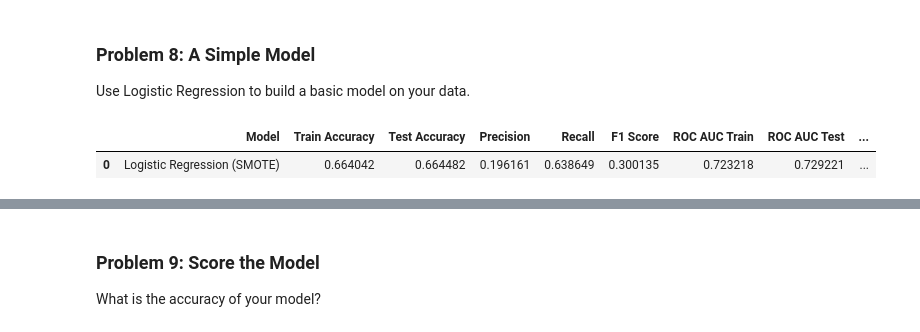
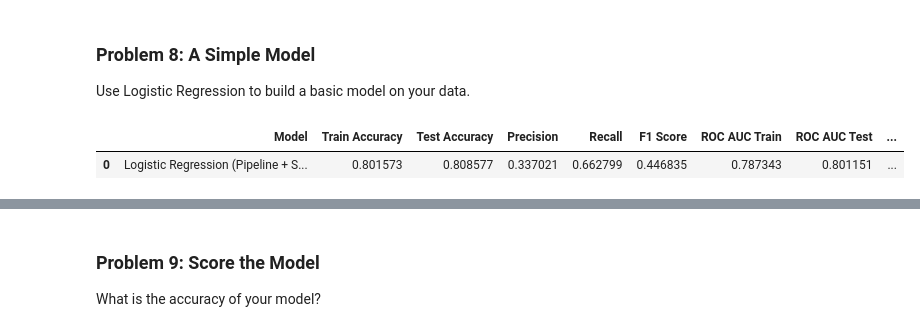
Before and after one commit to salorozco/machine-learning-and-artificial-intelligence, a Jupyter notebook: bank/prompt_III.ipynb, the cells around one changed output, grey strips where cells are left out. Saved outputs shown, nothing was run; the diff lists cells and outputs as text; code cells hidden in the pictures.

```diff
--- a/bank/prompt_III.ipynb
+++ b/bank/prompt_III.ipynb
@@ -46,5 +82,6 @@ warnings.filterwarnings("ignore", category=FutureWarning)
 # %%
 df = pd.read_csv('data/bank-additional-full.csv', sep = ';')
+pd.set_option('display.max_colwidth', None)
 # %%
 df.head()
 # %% [output]
@@ -272,2 +849,0 @@ Now that you understand your business objective, we will build a basic model to
-# %%
-df.drop(columns=['duration','default','campaign','pdays','previous','poutcome','emp.var.rate','cons.price.idx','cons.conf.idx','euribor3m','nr.employed'],axis=1,inplace=True)
@@ -454,41 +993,47 @@ baseline
 
 Use Logistic Regression to build a basic model on your data.
 # %%
-# Train logistic regression on SMOTE-balanced, preprocessed data
-logreg = LogisticRegression(max_iter=1000, random_state=42)
+# Build pipeline
+logreg_pipeline = Pipeline(steps=[
+    ('preprocessor', preprocessor),
+    ('smote', SMOTE(random_state=42)),
+    ('classifier', LogisticRegression(max_iter=1000, random_state=42))
+])
 
 # Start timer
-start_time = time.time()
+logreg_pipe_start_time = time.time()
 
-# Fit the model
-logreg.fit(X_train_balanced, y_train_balanced)
+# Fit pipeline on raw training data
+logreg_pipeline.fit(X_train, y_train)
 
 # End timer
-training_time = time.time() - start_time
+logreg_pipe_training_time = time.time() - logreg_pipe_start_time
 
-# Predict on original preprocessed X_train and X_test
-y_train_pred = logreg.predict(X_train_processed)
-y_pred = logreg.predict(X_test_processed)
-y_train_proba = logreg.predict_proba(X_train_processed)[:, 1]
-y_proba = logreg.predict_proba(X_test_processed)[:, 1]
+# Predict on training and test sets (pipeline handles preprocessing)
+y_train_pred_logreg_pipe = logreg_pipeline.predict(X_train)
+y_test_pred_logreg_pipe = logreg_pipeline.predict(X_test)
 
-# Collect metrics
-logistic_metrics = {
-    "Model": "Logistic Regression (SMOTE)",
-    "Train Accuracy": accuracy_score(y_train, y_train_pred),
-    "Test Accuracy": accuracy_score(y_test, y_pred),
-    "Precision": precision_score(y_test, y_pred),
-    "Recall": recall_score(y_test, y_pred),
-    "F1 Score": f1_score(y_test, y_pred),
-    "ROC AUC Train": roc_auc_score(y_train, y_train_proba),
-    "ROC AUC Test": roc_auc_score(y_test, y_proba),
-    "Training Time (s)": round(training_time, 4)
+# Predict probabilities for AUC scores
+y_train_proba_logreg_pipe = logreg_pipeline.predict_proba(X_train)[:, 1]
+y_test_proba_logreg_pipe = logreg_pipeline.predict_proba(X_test)[:, 1]
+
+# Collect performance metrics with best hyperparameters
+logreg_pipeline_metrics = {
+    "Model": "Logistic Regression (Pipeline + SMOTE)",
+    "Train Accuracy": accuracy_score(y_train, y_train_pred_logreg_pipe),
+    "Test Accuracy": accuracy_score(y_test, y_test_pred_logreg_pipe),
+    "Precision": precision_score(y_test, y_test_pred_logreg_pipe),
+    "Recall": recall_score(y_test, y_test_pred_logreg_pipe),
+    "F1 Score": f1_score(y_test, y_test_pred_logreg_pipe),
+    "ROC AUC Train": roc_auc_score(y_train, y_train_proba_logreg_pipe),
+    "ROC AUC Test": roc_auc_score(y_test, y_test_proba_logreg_pipe),
+    "Training Time (s)": round(logreg_pipe_training_time, 4)
 }
 
 # Convert to DataFrame
-logistic_metrics_df = pd.DataFrame([logistic_metrics])
-logistic_metrics_df
+logreg_pipeline_metrics_df = pd.DataFrame([logreg_pipeline_metrics])
+logreg_pipeline_metrics_df
 # %% [output]
 |  | Model | Train Accuracy | Test Accuracy | Precision | Recall | F1 Score | ROC AUC Train | ROC AUC Test | ... |
-| 0 | Logistic Regression (SMOTE) | 0.664042 | 0.664482 | 0.196161 | 0.638649 | 0.300135 | 0.723218 | 0.729221 | ... |
+| 0 | Logistic Regression (Pipeline + S... | 0.801573 | 0.808577 | 0.337021 | 0.662799 | 0.446835 | 0.787343 | 0.801151 | ... |
 # %%
```
Also changed, not shown: parts of 144 cells of this notebook.
